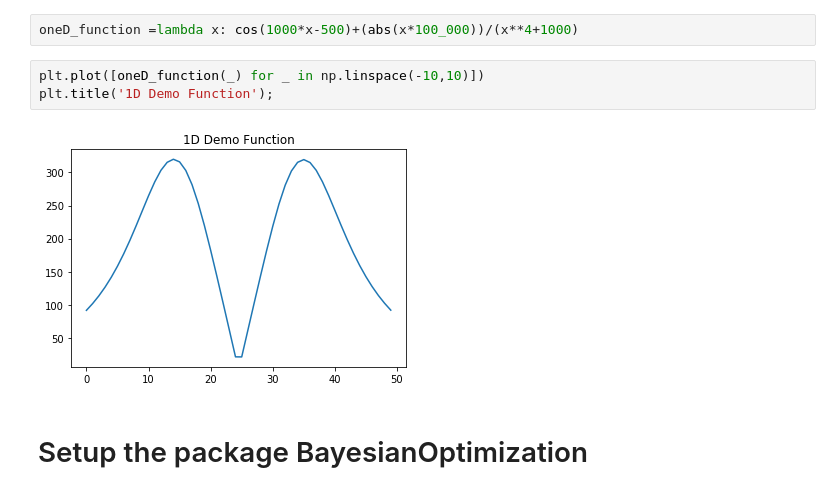
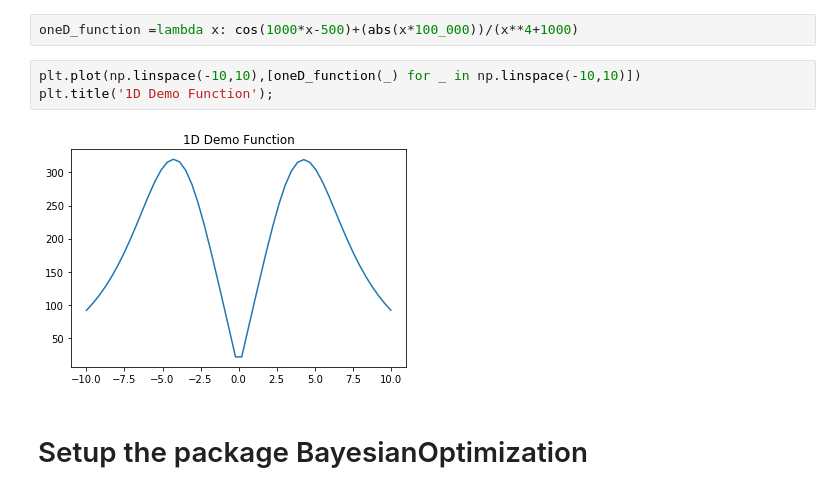
Before and after one commit to jonhilgart22/UNH-projects, a Jupyter notebook: advanced_stats_bayesian_optimization/Compare_Bayesian_Optimization_Package_to_Implementation.ipynb, the cells around one changed output. Cells and saved outputs as stored; diff of their text form.

```diff
--- a/advanced_stats_bayesian_optimization/Compare_Bayesian_Optimization_Package_to_Implementation.ipynb
+++ b/advanced_stats_bayesian_optimization/Compare_Bayesian_Optimization_Package_to_Implementation.ipynb
@@ -18,10 +23,10 @@ Populating the interactive namespace from numpy and matplotlib
 # %%
 oneD_function =lambda x: cos(1000*x-500)+(abs(x*100_000))/(x**4+1000)
 # %%
-plt.plot([oneD_function(_) for _ in np.linspace(-10,10)])
+plt.plot(np.linspace(-10,10),[oneD_function(_) for _ in np.linspace(-10,10)])
 plt.title('1D Demo Function');
 # %% [output]
-[figure, old version]
+[figure, new version]
 # %% [markdown]
 # Setup the package BayesianOptimization
 # %%
```
Also changed, not shown: parts of 25 cells of this notebook, 2 other files.
